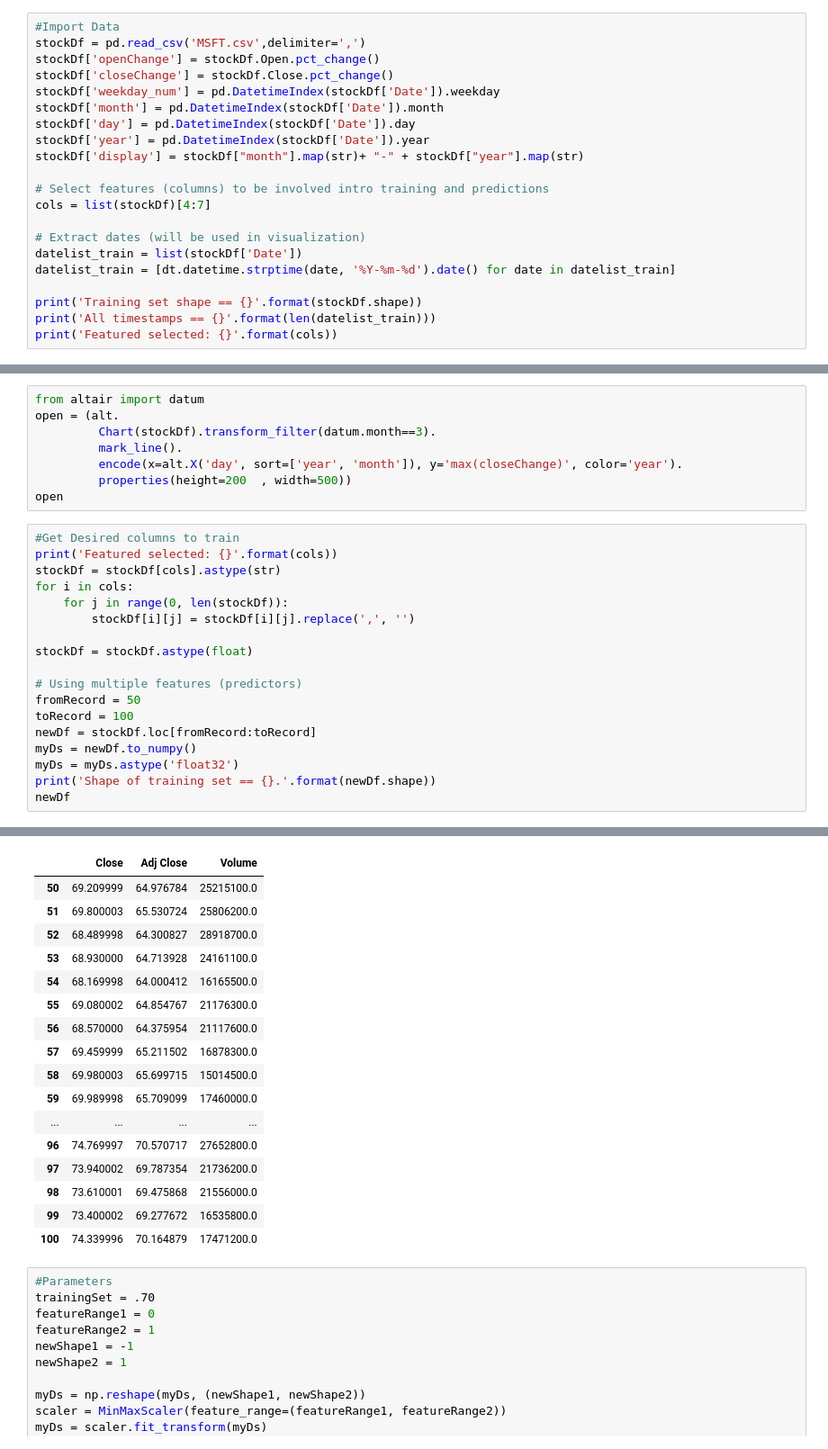
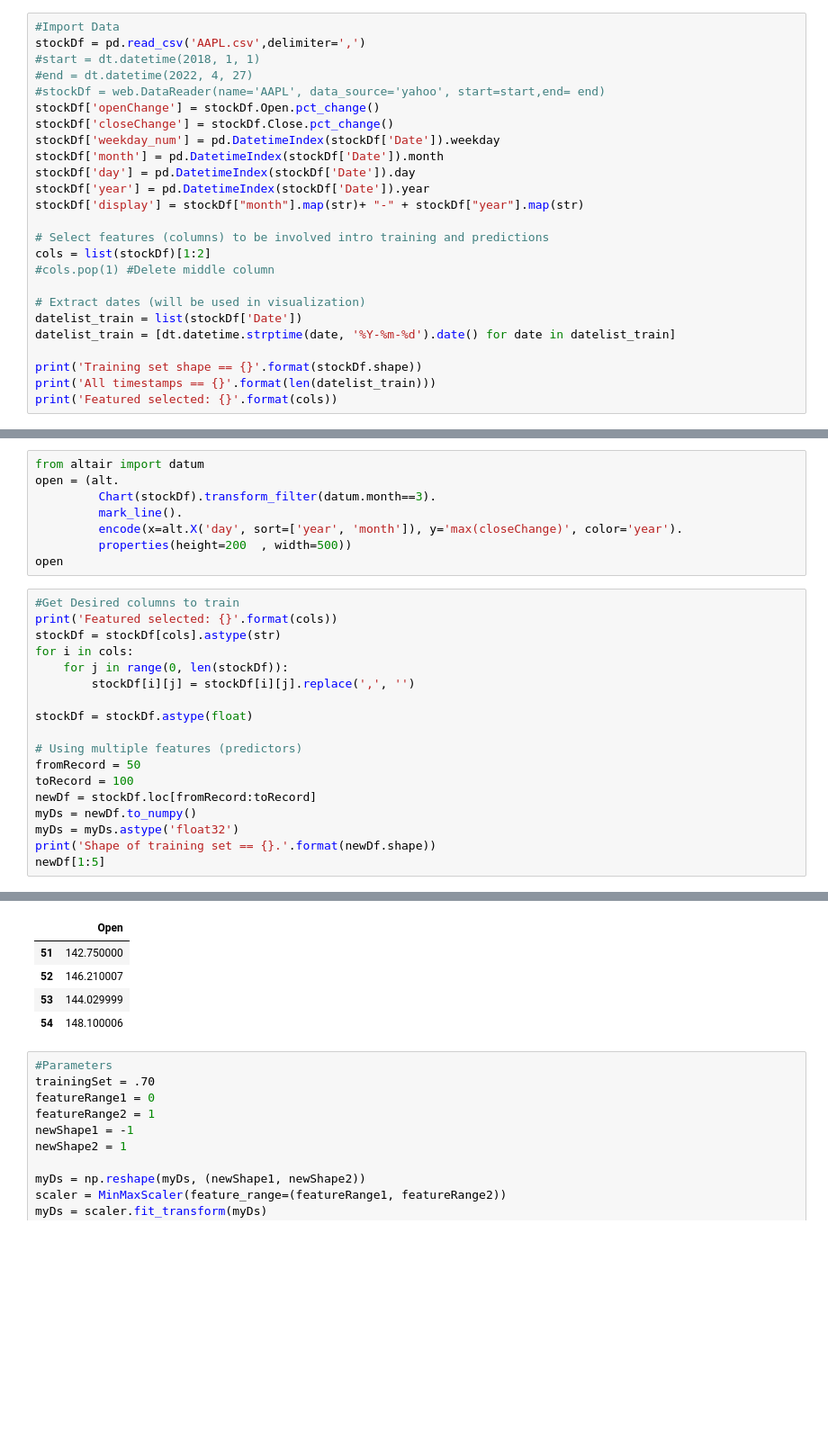
Before and after one commit to jeniferwerthman/AdvAILSTM, a Jupyter notebook: Copy_of_LSTMStock_Take2.ipynb, the cells around one changed output, grey strips where cells are left out. Shown at 90% size. Drawn from its saved outputs; the diff is of its cells as text; blank space fills up the shorter version.

```diff
--- a/Copy_of_LSTMStock_Take2.ipynb
+++ b/Copy_of_LSTMStock_Take2.ipynb
@@ -19,7 +20,10 @@ from keras.layers import LSTM
 from keras.layers import Dropout
 # %%
 #Import Data
-stockDf = pd.read_csv('MSFT.csv',delimiter=',')
+stockDf = pd.read_csv('AAPL.csv',delimiter=',')
+#start = dt.datetime(2018, 1, 1)
+#end = dt.datetime(2022, 4, 27)
+#stockDf = web.DataReader(name='AAPL', data_source='yahoo', start=start,end= end)
 stockDf['openChange'] = stockDf.Open.pct_change()
 stockDf['closeChange'] = stockDf.Close.pct_change()
 stockDf['weekday_num'] = pd.DatetimeIndex(stockDf['Date']).weekday
@@ -29,7 +33,8 @@ stockDf['year'] = pd.DatetimeIndex(stockDf['Date']).year
 stockDf['display'] = stockDf["month"].map(str)+ "-" + stockDf["year"].map(str)
 
 # Select features (columns) to be involved intro training and predictions
-cols = list(stockDf)[4:7]
+cols = list(stockDf)[1:2]
+#cols.pop(1) #Delete middle column
 
 # Extract dates (will be used in visualization)
 datelist_train = list(stockDf['Date'])
@@ -121,5 +126,5 @@ newDf = stockDf.loc[fromRecord:toRecord]
 myDs = newDf.to_numpy()
 myDs = myDs.astype('float32')
 print('Shape of training set == {}.'.format(newDf.shape))
-newDf
+newDf[1:5]
 # %% [output]
@@ -128,20 +133,8 @@ Shape of training set == (51, 3).
-|  | Close | Adj Close | Volume |
-| 50 | 69.209999 | 64.976784 | 25215100.0 |
-| 51 | 69.800003 | 65.530724 | 25806200.0 |
-| 52 | 68.489998 | 64.300827 | 28918700.0 |
-| 53 | 68.930000 | 64.713928 | 24161100.0 |
-| 54 | 68.169998 | 64.000412 | 16165500.0 |
-| 55 | 69.080002 | 64.854767 | 21176300.0 |
-| 56 | 68.570000 | 64.375954 | 21117600.0 |
-| 57 | 69.459999 | 65.211502 | 16878300.0 |
-| 58 | 69.980003 | 65.699715 | 15014500.0 |
-| 59 | 69.989998 | 65.709099 | 17460000.0 |
-| ... | ... | ... | ... |
-| 96 | 74.769997 | 70.570717 | 27652800.0 |
-| 97 | 73.940002 | 69.787354 | 21736200.0 |
-| 98 | 73.610001 | 69.475868 | 21556000.0 |
-| 99 | 73.400002 | 69.277672 | 16535800.0 |
-| 100 | 74.339996 | 70.164879 | 17471200.0 |
+|  | Open |
+| 51 | 142.750000 |
+| 52 | 146.210007 |
+| 53 | 144.029999 |
+| 54 | 148.100006 |
 # %%
 #Parameters
 trainingSet = .70
```
Also changed, not shown: parts of 13 cells of this notebook.
